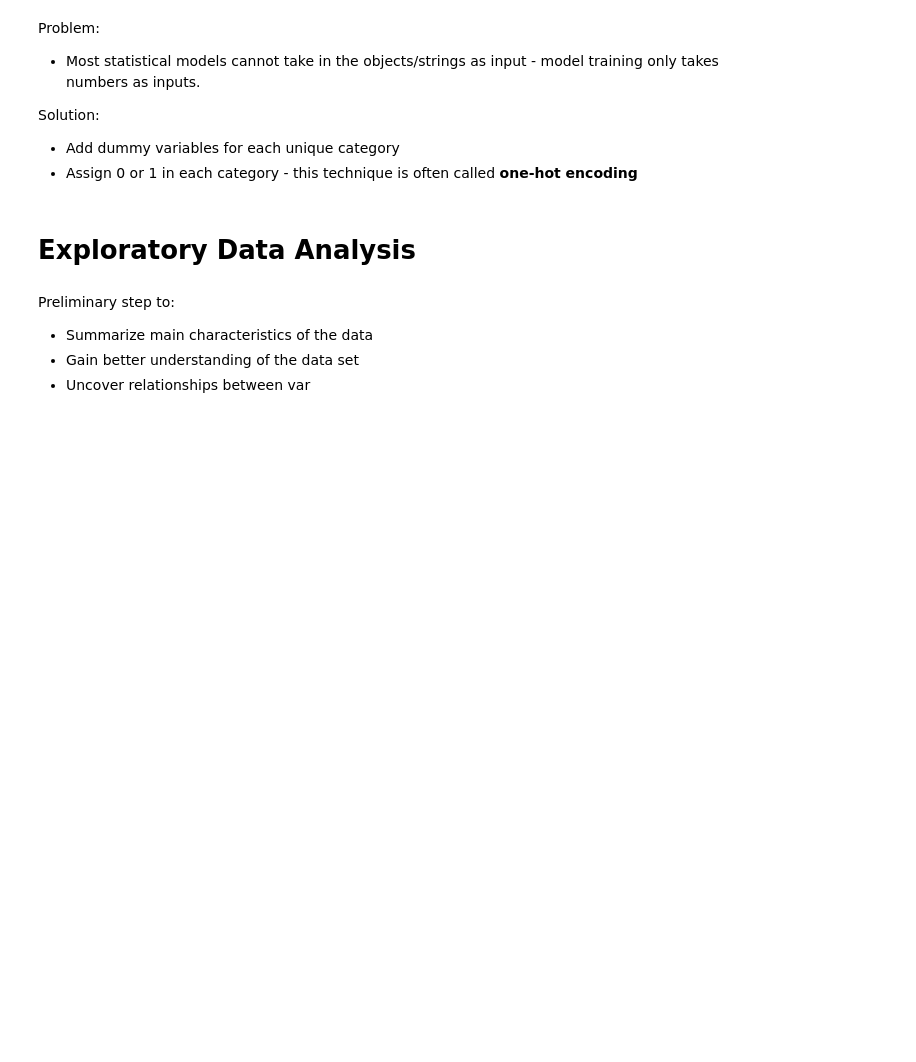
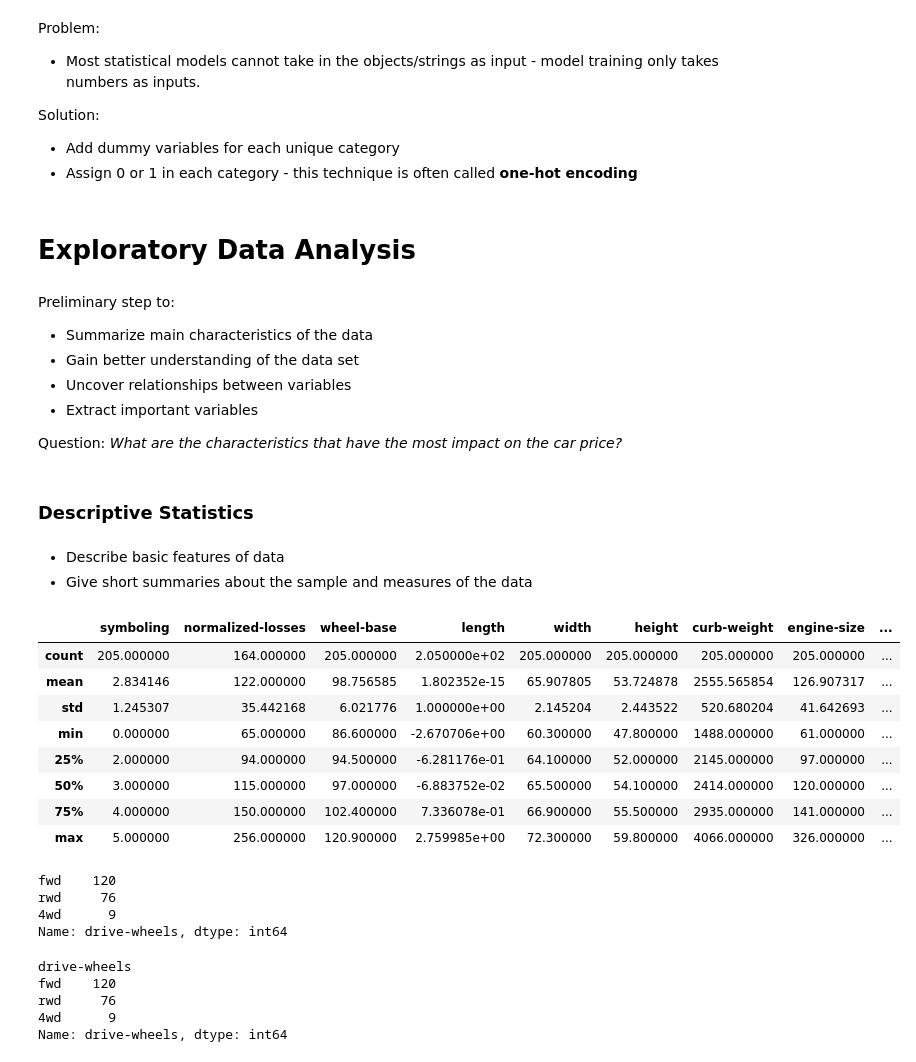
Before and after one commit to claudiagerez/python-data-analysis, a Jupyter notebook: python_cousera_example.ipynb, the cells around one changed output. Drawn from its saved outputs; the diff is of its cells as text; code cells hidden in the pictures; blank space fills up the shorter version.

Commit message:
Descriptive Statistics

```diff
--- a/python_cousera_example.ipynb
+++ b/python_cousera_example.ipynb
@@ -439,4 +439,49 @@ Solution:
 Preliminary step to:
 * Summarize main characteristics of the data
 * Gain better understanding of the data set
-* Uncover relationships between var
+* Uncover relationships between variables
+* Extract important variables
+
+Question:
+*What are the characteristics that have the most impact on the car price?*
+# %% [markdown]
+### Descriptive Statistics
+# %% [markdown]
+* Describe basic features of data
+* Give short summaries about the sample and measures of the data
+# %%
+#Use the pandas describe() function to get an idea of the distribution
+# of the data
+#By default NaN values are excluded
+df.describe()
+# %% [output]
+|  | symboling | normalized-losses | wheel-base | length | width | height | curb-weight | engine-size | ... |
+| count | 205.000000 | 164.000000 | 205.000000 | 2.050000e+02 | 205.000000 | 205.000000 | 205.000000 | 205.000000 | ... |
+| mean | 2.834146 | 122.000000 | 98.756585 | 1.802352e-15 | 65.907805 | 53.724878 | 2555.565854 | 126.907317 | ... |
+| std | 1.245307 | 35.442168 | 6.021776 | 1.000000e+00 | 2.145204 | 2.443522 | 520.680204 | 41.642693 | ... |
+| min | 0.000000 | 65.000000 | 86.600000 | -2.670706e+00 | 60.300000 | 47.800000 | 1488.000000 | 61.000000 | ... |
+| 25% | 2.000000 | 94.000000 | 94.500000 | -6.281176e-01 | 64.100000 | 52.000000 | 2145.000000 | 97.000000 | ... |
+| 50% | 3.000000 | 115.000000 | 97.000000 | -6.883752e-02 | 65.500000 | 54.100000 | 2414.000000 | 120.000000 | ... |
+| 75% | 4.000000 | 150.000000 | 102.400000 | 7.336078e-01 | 66.900000 | 55.500000 | 2935.000000 | 141.000000 | ... |
+| max | 5.000000 | 256.000000 | 120.900000 | 2.759985e+00 | 72.300000 | 59.800000 | 4066.000000 | 326.000000 | ... |
+# %%
+#In case you have categorical variables that can be divided up into
+#different categories or groups and have discrete values.
+#Summarize the categorical data using the value_counts() method
+drive_wheels_count = df["drive-wheels"].value_counts()
+drive_wheels_count
+# %% [output]
+fwd    120
+rwd     76
+4wd      9
+Name: drive-wheels, dtype: int64
+# %%
+#Rename the drive_wheels_count column
+drive_wheels_count.rename({"drive-wheels":"value_count"}, inplace = True)
+drive_wheels_count
+# %% [output]
+drive-wheels
+fwd    120
+rwd     76
+4wd      9
+Name: drive-wheels, dtype: int64
```
Also changed, not shown: parts of 6 cells of this notebook.
